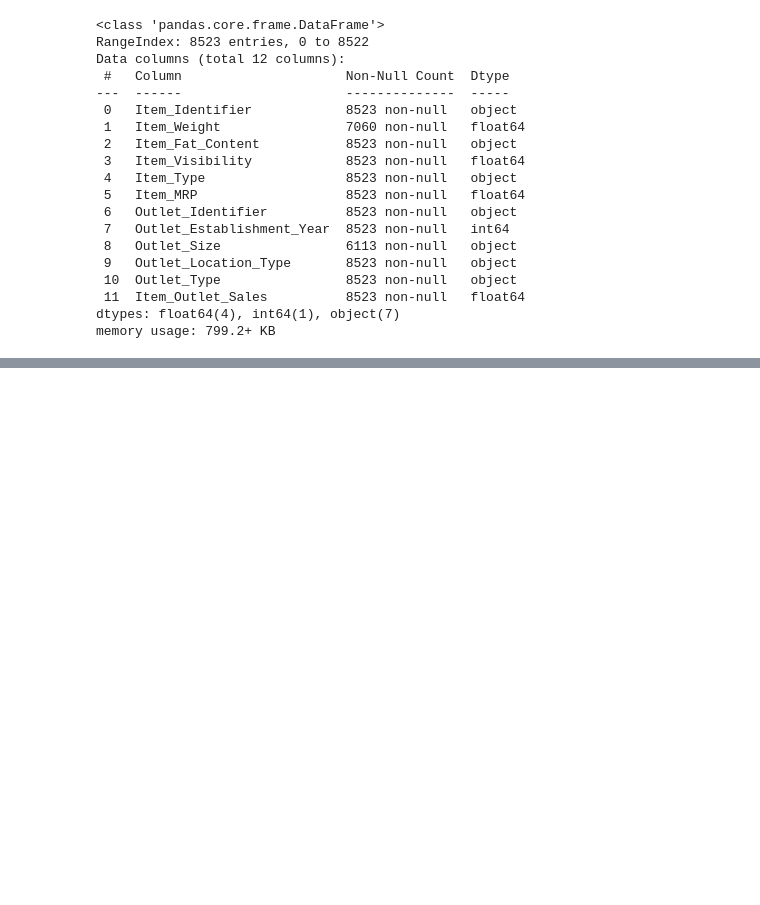
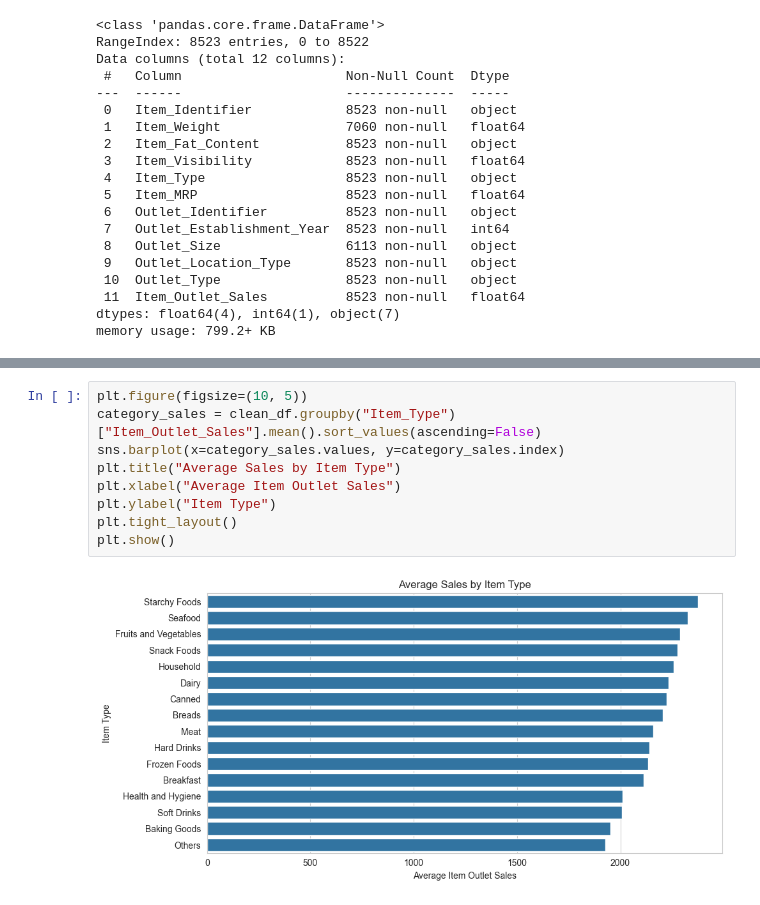
Before and after one commit to samirakhalil1993/bigmart_sales-project, a Jupyter notebook: bigmart_sales_data.ipynb, the cells around one changed output, grey strips where cells are left out. Drawn from its saved outputs; the diff is of its cells as text; blank space fills up the shorter version.

```diff
--- a/bigmart_sales_data.ipynb
+++ b/bigmart_sales_data.ipynb
@@ -355,0 +279,11 @@ plt.show()
+# %%
+plt.figure(figsize=(10, 5))
+category_sales = clean_df.groupby("Item_Type")["Item_Outlet_Sales"].mean().sort_values(ascending=False)
+sns.barplot(x=category_sales.values, y=category_sales.index)
+plt.title("Average Sales by Item Type")
+plt.xlabel("Average Item Outlet Sales")
+plt.ylabel("Item Type")
+plt.tight_layout()
+plt.show()
+# %% [output]
+[figure, added]
```
Also changed, not shown: parts of 76 cells of this notebook.
